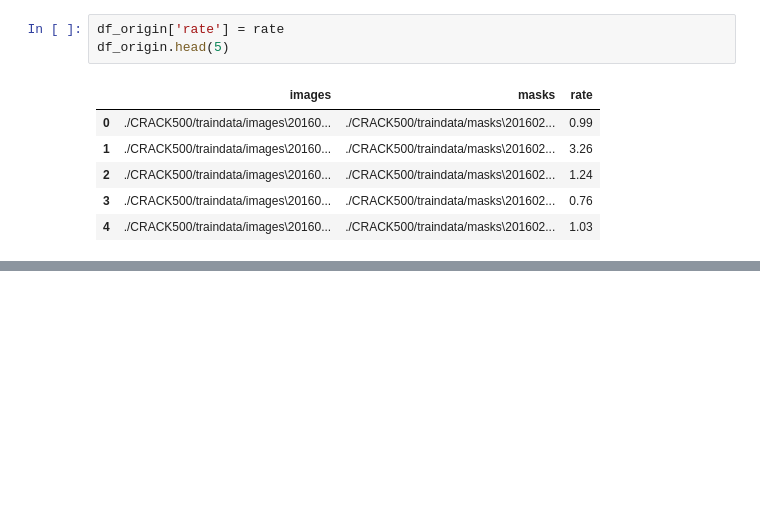
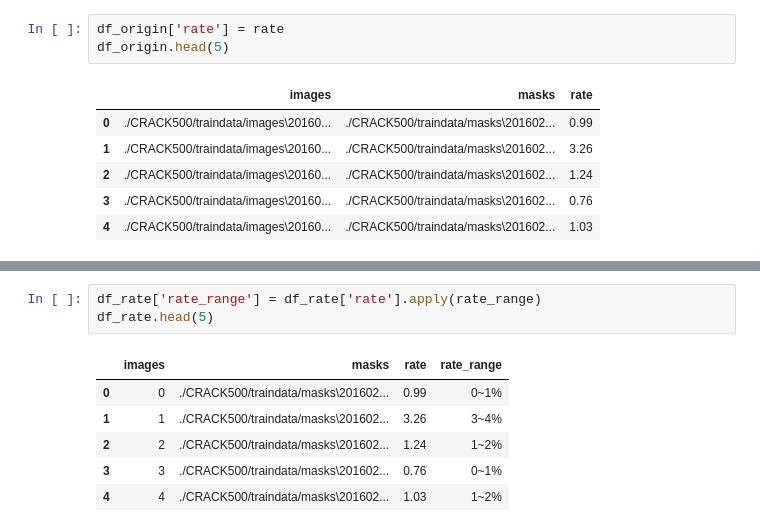
Before and after one commit to LEEHM97/Crack_Detection, a Jupyter notebook: EDA.ipynb, the cells around one changed output, grey strips where cells are left out. Drawn from its saved outputs; the diff is of its cells as text; blank space fills up the shorter version.

```diff
--- a/EDA.ipynb
+++ b/EDA.ipynb
@@ -217,0 +196,10 @@ print(white_p/(white_p+black_p)*100)
+# %%
+df_rate['rate_range'] = df_rate['rate'].apply(rate_range)
+df_rate.head(5)
+# %% [output]
+|  | images | masks | rate | rate_range |
+| 0 | 0 | ./CRACK500/traindata/masks\201602... | 0.99 | 0~1% |
+| 1 | 1 | ./CRACK500/traindata/masks\201602... | 3.26 | 3~4% |
+| 2 | 2 | ./CRACK500/traindata/masks\201602... | 1.24 | 1~2% |
+| 3 | 3 | ./CRACK500/traindata/masks\201602... | 0.76 | 0~1% |
+| 4 | 4 | ./CRACK500/traindata/masks\201602... | 1.03 | 1~2% |
```
Also changed, not shown: parts of 20 cells of this notebook.
